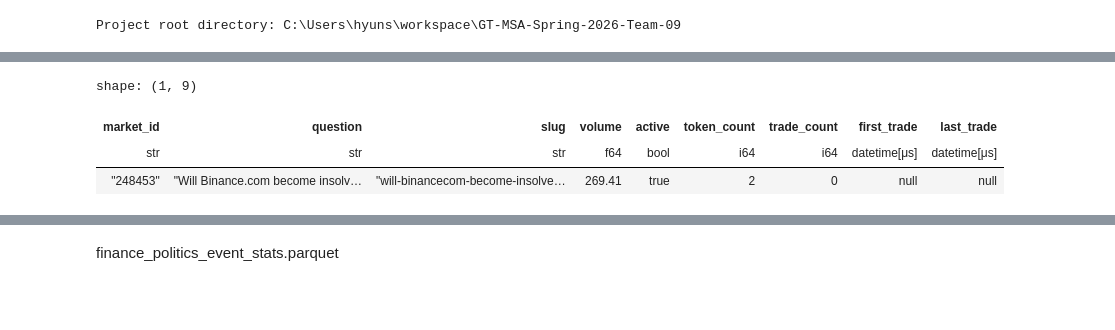
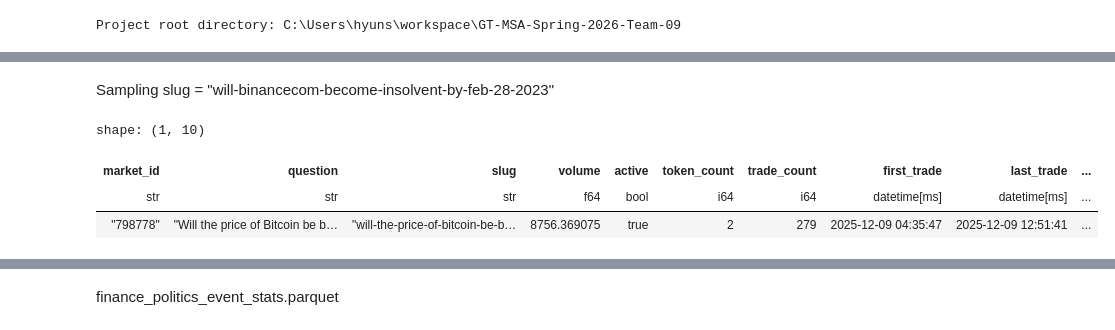
Before and after one commit to xlegend1024/GT-MSA-Spring-2026-Team-09, a Jupyter notebook: eda/hshin_eda_polymarket.ipynb, the cells around one changed output, grey strips where cells are left out. Saved outputs shown, nothing was run; the diff lists cells and outputs as text; code cells hidden in the pictures; blank space fills up the shorter version.

Commit message:
updated eda for both BTC and Polymarket

```diff
--- a/eda/hshin_eda_polymarket.ipynb
+++ b/eda/hshin_eda_polymarket.ipynb
@@ -50,8 +68,28 @@ Project root directory: C:\Users\hyuns\workspace\GT-MSA-Spring-2026-Team-09
 # %%
+
 dict_ploymarket = load_polymarket_data(POLYMARKET_DIR)
 df_markets = dict_ploymarket['markets']
 df_markets_summary = dict_ploymarket['summary']
 df_markets_odds = dict_ploymarket['odds']
-dict_ploymarket
+df_event_stats = pl.read_parquet(POLYMARKET_DIR / "finance_politics_event_stats.parquet")
+
+def _infer_epoch_unit(series: pl.Series) -> str:
+    v = series.drop_nulls().cast(pl.Int64)[0]
+    if v < 10 ** 11:
+        return "s"
+    if v < 10 ** 14:
+        return "ms"
+    if v < 10 ** 17:
+        return "us"
+    return "ns"
+
+def fix_epoch_cols(df: pl.DataFrame, cols: list[str]) -> pl.DataFrame:
+    unit = _infer_epoch_unit(df.select(cols[0]).to_series())
+    return df.with_columns(
+        [pl.from_epoch(pl.col(c).cast(pl.Int64), time_unit=unit).alias(c) for c in cols]
+    )
+
+df_markets_summary = fix_epoch_cols(df_markets_summary, ["first_trade", "last_trade"])
+df_markets_odds = fix_epoch_cols(df_markets_odds, ["timestamp"])
 # %% [output]
 Loading Polymarket data from C:\Users\hyuns\workspace\GT-MSA-Spring-2026-Team-09\data\Polymarket...
@@ -222,0 +335,9 @@ print(df_markets_summary.columns, "\n\n",df_markets_summary.dtypes)
+# %%
+df_markets_summary = df_markets_summary.with_columns(
+    (pl.col("last_trade") - pl.col("first_trade"))
+    .dt.total_minutes()
+    .floor()
+    .alias("actual_market_trade_duration_minutes")
+)
+
+df_markets_summary.filter(pl.col('market_id')=='798778')
@@ -232,9 +374,11 @@ shape: (1, 9)
+# %% [markdown]
+Sampling slug = "will-binancecom-become-insolvent-by-feb-28-2023"
 # %%
-# slug: "will-binancecom-become-insolvent-by-feb-28-2023"
-_slug = "will-binancecom-become-insolvent-by-feb-28-2023"
+# _slug = "will-binancecom-become-insolvent-by-feb-28-2023"
+_slug = "will-the-price-of-bitcoin-be-between-88000-90000-on-december-9"
 df_markets_summary.filter(pl.col('slug') == _slug)
 # %% [output]
-shape: (1, 9)
+shape: (1, 10)
-| market_id | question | slug | volume | active | token_count | trade_count | first_trade | last_trade |
-| str | str | str | f64 | bool | i64 | i64 | datetime[μs] | datetime[μs] |
-| "248453" | "Will Binance.com become insolv… | "will-binancecom-become-insolve… | 269.41 | true | 2 | 0 | null | null |
+| market_id | question | slug | volume | active | token_count | trade_count | first_trade | last_trade | ... |
+| str | str | str | f64 | bool | i64 | i64 | datetime[ms] | datetime[ms] | ... |
+| "798778" | "Will the price of Bitcoin be b… | "will-the-price-of-bitcoin-be-b… | 8756.369075 | true | 2 | 279 | 2025-12-09 04:35:47 | 2025-12-09 12:51:41 | ... |
```
Also changed, not shown: parts of 49 cells of this notebook, 3 other files.
